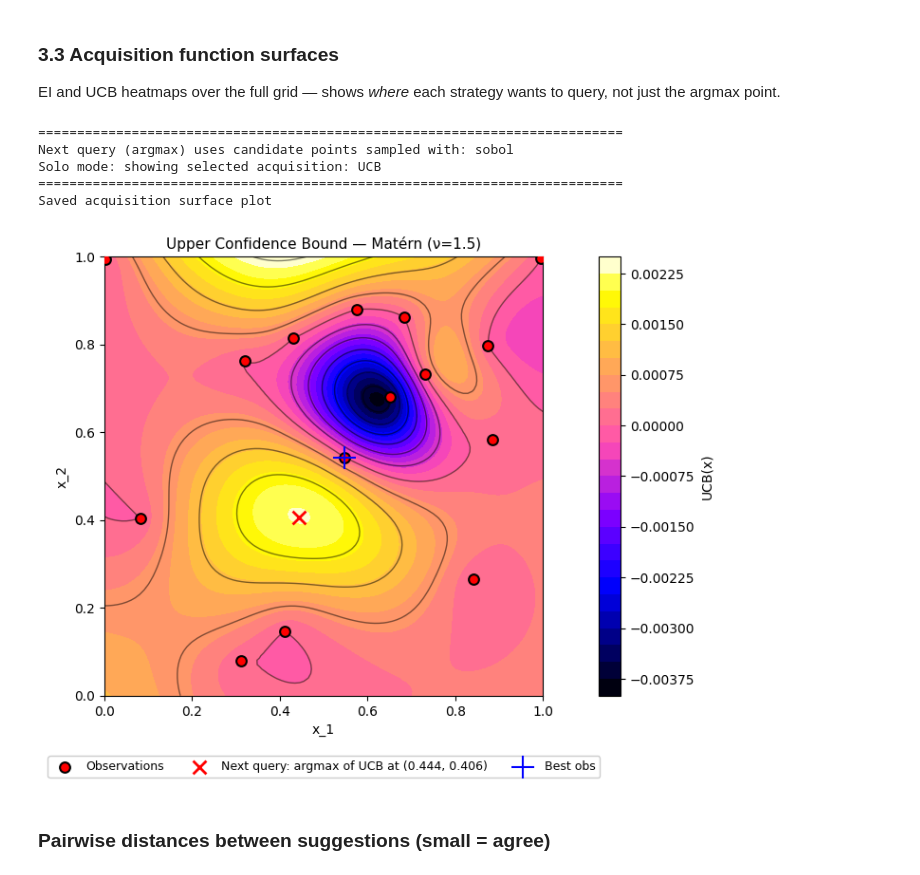
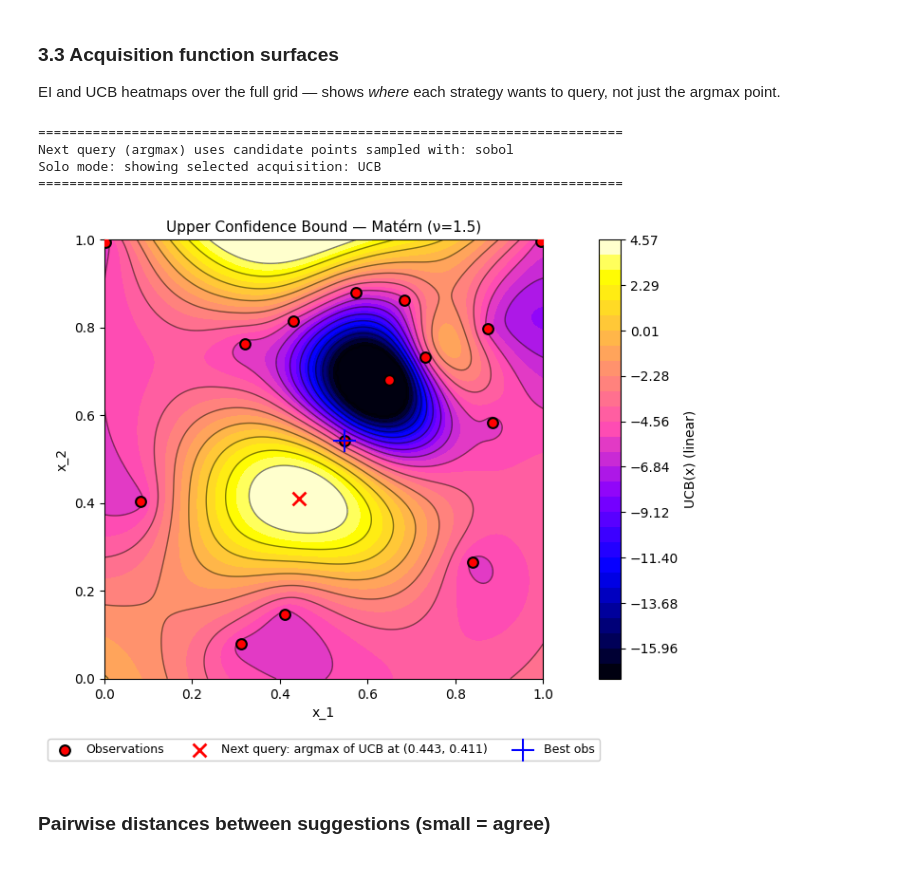
Before and after one commit to karefyllidis/black-box-optimization, a Jupyter notebook: notebooks/function_1_Radiation-Detection.ipynb, the cells around one changed output. Drawn from its saved outputs; the diff is of its cells as text; code cells hidden in the pictures.

```diff
--- a/notebooks/function_1_Radiation-Detection.ipynb
+++ b/notebooks/function_1_Radiation-Detection.ipynb
@@ -39,7 +41,7 @@ Set data directory to /Users/nikolaskarefyllidis/Desktop/60_ML-AI/10 main optimi
 # %%
 # Run-time flags — toggle without re-running the whole notebook
 IF_SHOW_PLOT      = True   # call plt.show() after each figure
-IF_EXPORT_PLOT    = True  # save figures to PLOT_EXPORT_DIR
+IF_EXPORT_PLOT    = False  # save figures to PLOT_EXPORT_DIR
 IF_EXPORT_QUERIES = True   # write next_x to data/submissions/
 IF_APPEND_DATA    = False  # append new observation to observations.csv
 
@@ -131,0 +147,7 @@ Project week: 5 out of 13
+# %%
+# Optional output warping (HEBO-inspired): fit GP on transformed y; acquisition in warped space (src.utils.warping)
+y_orig = np.asarray(y, dtype=np.float64).copy()
+y, warp_params, _msg = apply_output_warping(y_orig, mode=OUTPUT_WARPING)
+print(_msg)
+best_idx = np.argmax(y)
+best_y, best_x_so_far = y[best_idx], X[best_idx]
@@ -274,13 +308,15 @@ We use three kernels: **RBF** (smooth), **Matérn (ν=1.5)** (rougher), **RBF +
 #   - To enable tuning later: set optimizer="fmin_l_bfgs_b" and add length_scale_bounds=(1e-3, 100)
 #     to each RBF/Matern so the GP can fit sharp ridges (short ℓ) and flat directions (long ℓ).
 
-kernel_RBF       = ConstantKernel(CONSTANT_KERNEL_SCALE) * RBF(length_scale=LENGTH_SCALE)
-kernel_Matern    = ConstantKernel(CONSTANT_KERNEL_SCALE) * Matern(length_scale=LENGTH_SCALE, nu=MATERN_NU)
-kernel_RBF_noise = ConstantKernel(CONSTANT_KERNEL_SCALE) * RBF(length_scale=LENGTH_SCALE) + WhiteKernel(noise_level=WHITE_NOISE_LEVEL)
+_gp_optimizer = None if not OPTIMIZE_KERNEL else 'fmin_l_bfgs_b'
+_gp_n_restarts = N_RESTARTS_KERNEL if OPTIMIZE_KERNEL else 0
+kernel_RBF       = ConstantKernel(CONSTANT_KERNEL_SCALE, constant_value_bounds=CONSTANT_SCALE_BOUNDS) * RBF(length_scale=LENGTH_SCALE, length_scale_bounds=LENGTH_SCALE_BOUNDS)
+kernel_Matern    = ConstantKernel(CONSTANT_KERNEL_SCALE, constant_value_bounds=CONSTANT_SCALE_BOUNDS) * Matern(length_scale=LENGTH_SCALE, nu=MATERN_NU, length_scale_bounds=LENGTH_SCALE_BOUNDS)
+kernel_RBF_noise = ConstantKernel(CONSTANT_KERNEL_SCALE, constant_value_bounds=CONSTANT_SCALE_BOUNDS) * RBF(length_scale=LENGTH_SCALE, length_scale_bounds=LENGTH_SCALE_BOUNDS) + WhiteKernel(noise_level=WHITE_NOISE_LEVEL, noise_level_bounds=WHITE_NOISE_BOUNDS)
 
-gp_RBF       = GaussianProcessRegressor(kernel=kernel_RBF,       alpha=GP_ALPHA, optimizer=None, normalize_y=True)
-gp_Matern    = GaussianProcessRegressor(kernel=kernel_Matern,    alpha=GP_ALPHA, optimizer=None, normalize_y=True)
-gp_RBF_noise = GaussianProcessRegressor(kernel=kernel_RBF_noise, alpha=GP_ALPHA, optimizer=None, normalize_y=True)
+gp_RBF       = GaussianProcessRegressor(kernel=kernel_RBF,       alpha=GP_ALPHA, optimizer=_gp_optimizer, n_restarts_optimizer=_gp_n_restarts, normalize_y=True)
+gp_Matern    = GaussianProcessRegressor(kernel=kernel_Matern,    alpha=GP_ALPHA, optimizer=_gp_optimizer, n_restarts_optimizer=_gp_n_restarts, normalize_y=True)
+gp_RBF_noise = GaussianProcessRegressor(kernel=kernel_RBF_noise, alpha=GP_ALPHA, optimizer=_gp_optimizer, n_restarts_optimizer=_gp_n_restarts, normalize_y=True)
 
 gp_RBF.fit(X, y)
 gp_Matern.fit(X, y)
@@ -577,9 +617,11 @@ if USE_ENSEMBLE:
         (ax2, PI_surf,  x_best_PI,  "PI(x)",  "Probability of Improvement"),
         (ax3, UCB_surf, x_best_UCB, "UCB(x)", "Upper Confidence Bound"),
     ]:
-        cf = ax.contourf(X1g, X2g, surf, levels=CONTOURF_LEVELS, cmap="gnuplot2")
-        ax.contour(X1g, X2g, surf, levels=CONTOUR_LINE_LEVELS, colors="k", linewidths=CONTOUR_LINEWIDTH, alpha=CONTOUR_ALPHA)
-        fig.colorbar(cf, ax=ax).set_label(label, fontsize=10)
+        surf_plot, acq_levels, acq_norm = _prepare_surface_for_plot(surf)
+        cf = ax.contourf(X1g, X2g, surf_plot, levels=acq_levels, norm=acq_norm, cmap="gnuplot2")
+        ax.contour(X1g, X2g, surf_plot, levels=acq_levels[::max(1,len(acq_levels)//CONTOUR_LINE_LEVELS)], colors="k", linewidths=CONTOUR_LINEWIDTH, alpha=CONTOUR_ALPHA)
+        _sl = "SymLog" if hasattr(acq_norm, 'linthresh') else "linear"
+        fig.colorbar(cf, ax=ax).set_label(f"{label} ({_sl})", fontsize=10)
         ax.scatter(X[:, 0], X[:, 1], c="white", s=60, edgecolors="r", zorder=5, label="Observations", linewidths=1.5)
         ax.scatter(*x_argmax, s=200, marker="x", c="red", zorder=10, label="argmax", linewidths=2)
         ax.scatter(*best_x_so_far, s=300, marker="+", c="blue", linewidths=1.5, zorder=8, label="Best obs")
@@ -591,38 +633,39 @@ else:
     _acq_display = {
         "EI":  (EI_surf,  x_best_EI,  "EI(x)",  "Expected Improvement"),
         "PI":  (PI_surf,  x_best_PI,  "PI(x)",  "Probability of Improvement"),
         "UCB": (UCB_surf, x_best_UCB, "UCB(x)", "Upper Confidence Bound"),
     }
     surf, x_argmax, cbar_label, title_name = _acq_display.get(SOLO_STRATEGY, _acq_display["EI"])
+    surf_plot, acq_levels, acq_norm = _prepare_surface_for_plot(surf)
     fig, ax = plt.subplots(1, 1, figsize=(12, 6))
-    cf = ax.contourf(X1g, X2g, surf, levels=CONTOURF_LEVELS, cmap="gnuplot2")
-    ax.contour(X1g, X2g, surf, levels=CONTOUR_LINE_LEVELS, colors="k", linewidths=CONTOUR_LINEWIDTH, alpha=CONTOUR_ALPHA, linestyles=CONTOUR_LINESTYLE)
-    fig.colorbar(cf, ax=ax).set_label(cbar_label, fontsize=10)
+    cf = ax.contourf(X1g, X2g, surf_plot, levels=acq_levels, norm=acq_norm, cmap="gnuplot2")
+    ax.contour(X1g, X2g, surf_plot, levels=acq_levels[::max(1,len(acq_levels)//CONTOUR_LINE_LEVELS)], colors="k", linewidths=CONTOUR_LINEWIDTH, alpha=CONTOUR_ALPHA, linestyles=CONTOUR_LINESTYLE)
+    _sl = "SymLog" if hasattr(acq_norm, 'linthresh') else "linear"
+    fig.colorbar(cf, ax=ax).set_label(f"{cbar_label} ({_sl})", fontsize=10)
     ax.scatter(X[:, 0], X[:, 1], c="r", s=60, edgecolors="k", zorder=5, label="Observations", linewidths=1.5)
     ax.scatter(*x_argmax, s=100, marker="x", c="red", zorder=10, label=f"Next query: argmax of {SOLO_STRATEGY} at ({x_argmax[0]:.3f}, {x_argmax[1]:.3f})", linewidths=2)
     ax.set_xlabel("x_1", fontsize=10); ax.set_ylabel("x_2", fontsize=10)
     ax.scatter(*best_x_so_far, s=300, marker="+", c="blue", linewidths=1.5, zorder=8, label="Best obs")
     ax.set_title(f"{title_name} — {best_name}", fontsize=11)
     ax.legend(fontsize=LEGEND_FONTSIZE, loc='lower center', framealpha=LEGEND_FRAMEALPHA, bbox_to_anchor=(0.5, -0.2), ncol=3)
     ax.set_aspect("equal")
 
 fig.tight_layout()
 if IF_EXPORT_PLOT:
     out_dir = PLOT_EXPORT_DIR
     assert_not_under_initial_data(out_dir, project_root=repo_root)
     out_dir.mkdir(parents=True, exist_ok=True)
     fname = "function_1_acquisition_ensemble.png" if USE_ENSEMBLE else "function_1_acquisition_surface.png"
     fig.savefig(out_dir / fname, dpi=150, bbox_inches="tight")
     print("Saved acquisition surface plot")
 if IF_SHOW_PLOT:
     plt.show()
 # %% [output]
 ===========================================================================
 Next query (argmax) uses candidate points sampled with: sobol
 Solo mode: showing selected acquisition: UCB
 ===========================================================================
-Saved acquisition surface plot
-[figure, old version]
+[figure, new version]
 # %%
 # Warn if posterior uncertainty is near zero (EI/PI collapse to near-zero suggestions)
 sigma_max = max(np.nanmax(sigma_gp_RBF), np.nanmax(sigma_gp_Matern))
```
Also changed, not shown: parts of 13 cells of this notebook, 11 other files.
